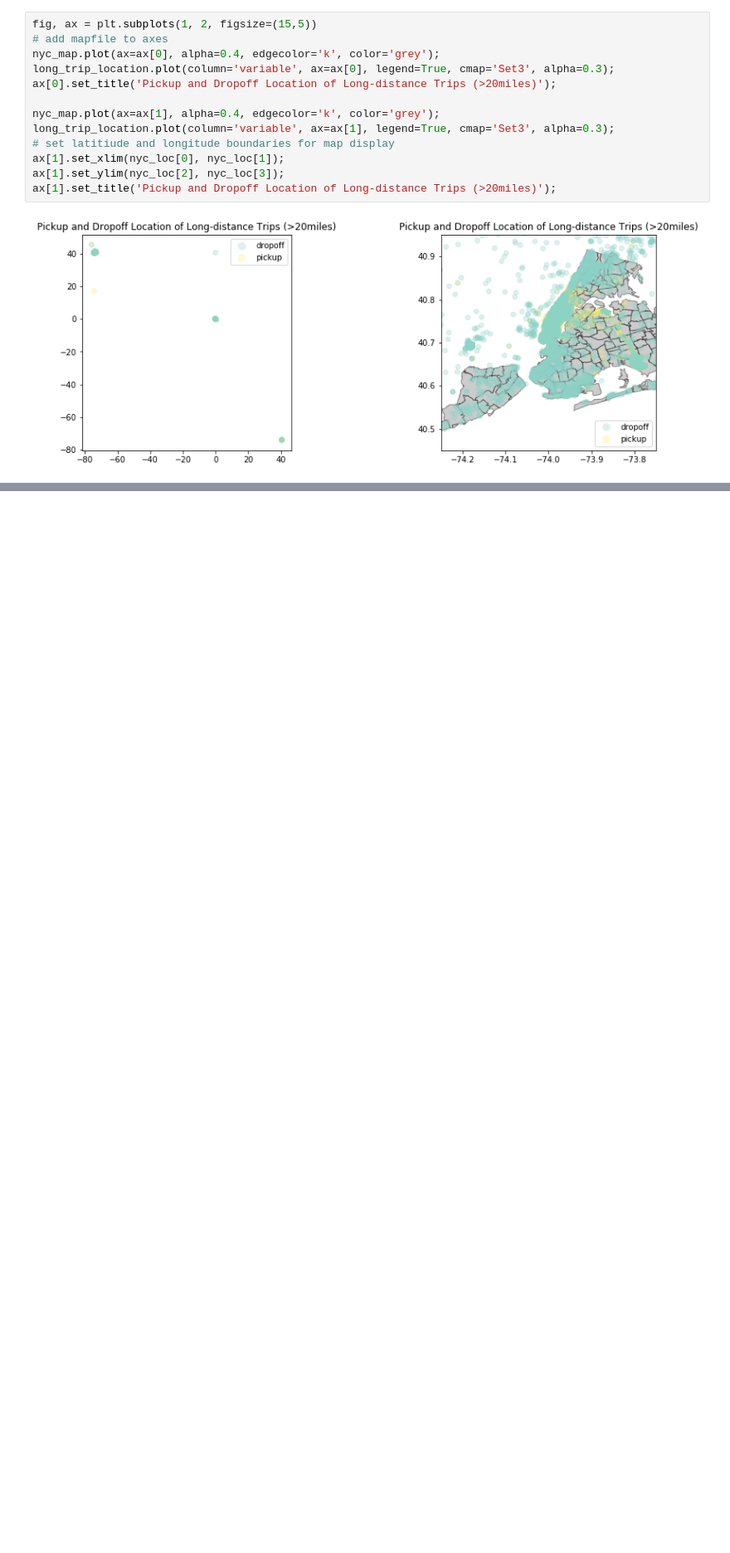
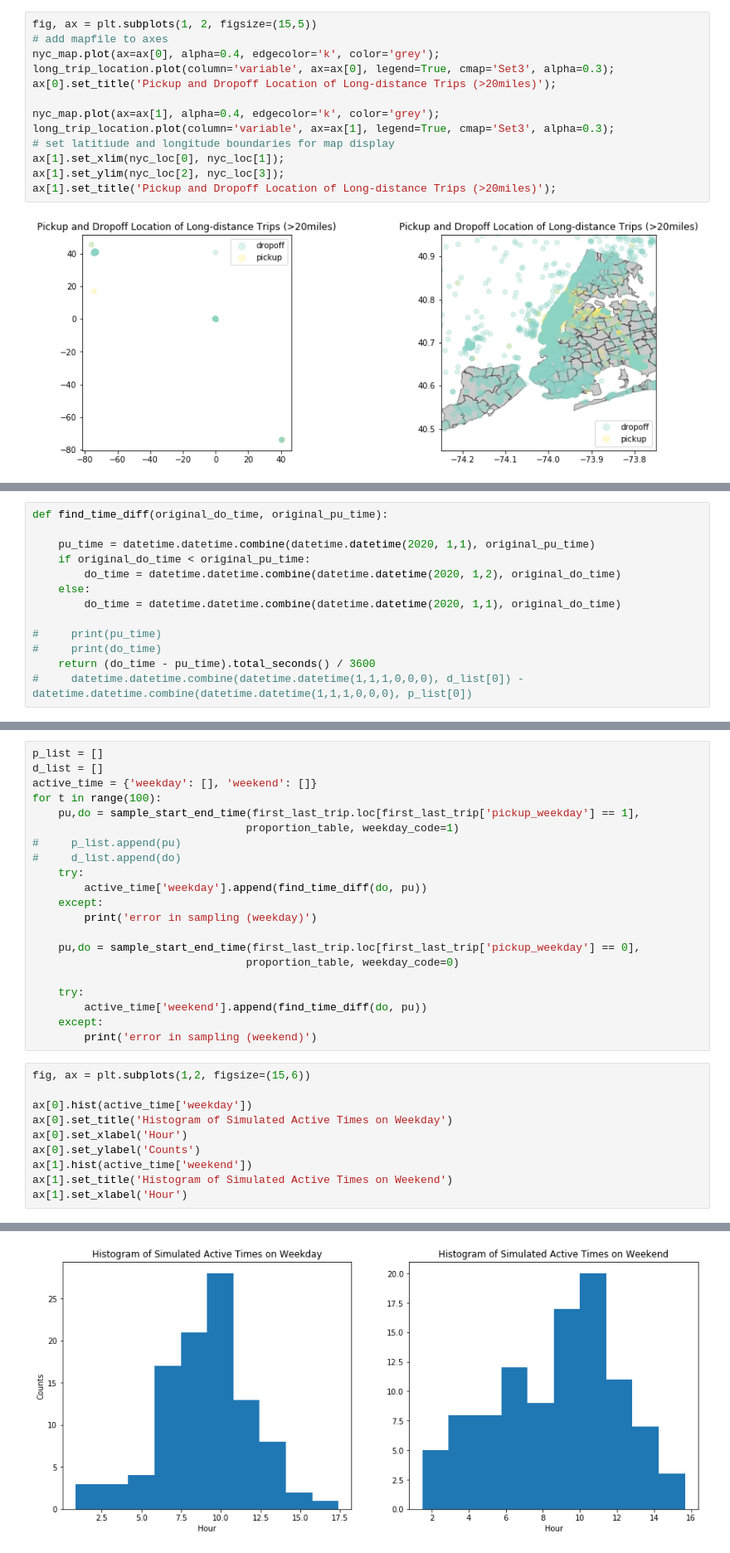
Before and after one commit to skyetim/didi-vehicle-repositioning-strategy, a Jupyter notebook: active_time/activetime_db_query.ipynb, the cells around one changed output, grey strips where cells are left out. Shown at 83% size. Drawn from its saved outputs; the diff is of its cells as text; blank space fills up the shorter version.

```diff
--- a/active_time/activetime_db_query.ipynb
+++ b/active_time/activetime_db_query.ipynb
@@ -486,0 +612,13 @@ ax[1].set_title('Pickup and Dropoff Location of Long-distance Trips (>20miles)')
+# %%
+def find_time_diff(original_do_time, original_pu_time):
+
+    pu_time = datetime.datetime.combine(datetime.datetime(2020, 1,1), original_pu_time)
+    if original_do_time < original_pu_time:
+        do_time = datetime.datetime.combine(datetime.datetime(2020, 1,2), original_do_time)
+    else:
+        do_time = datetime.datetime.combine(datetime.datetime(2020, 1,1), original_do_time)
+
+#     print(pu_time)
+#     print(do_time)
+    return (do_time - pu_time).total_seconds() / 3600
+#     datetime.datetime.combine(datetime.datetime(1,1,1,0,0,0), d_list[0]) - datetime.datetime.combine(datetime.datetime(1,1,1,0,0,0), p_list[0])
@@ -486,0 +635,32 @@ ax[1].set_title('Pickup and Dropoff Location of Long-distance Trips (>20miles)')
+# %%
+p_list = []
+d_list = []
+active_time = {'weekday': [], 'weekend': []}
+for t in range(100):
+    pu,do = sample_start_end_time(first_last_trip.loc[first_last_trip['pickup_weekday'] == 1],
+                                 proportion_table, weekday_code=1)
+#     p_list.append(pu)
+#     d_list.append(do)
+    try:
+        active_time['weekday'].append(find_time_diff(do, pu))
+    except:
+        print('error in sampling (weekday)')
+
+    pu,do = sample_start_end_time(first_last_trip.loc[first_last_trip['pickup_weekday'] == 0],
+                                 proportion_table, weekday_code=0)
+
+    try:
+        active_time['weekend'].append(find_time_diff(do, pu))
+    except:
+        print('error in sampling (weekend)')
+# %%
+fig, ax = plt.subplots(1,2, figsize=(15,6))
+
+ax[0].hist(active_time['weekday'])
+ax[0].set_title('Histogram of Simulated Active Times on Weekday')
+ax[0].set_xlabel('Hour')
+ax[0].set_ylabel('Counts')
+ax[1].hist(active_time['weekend'])
+ax[1].set_title('Histogram of Simulated Active Times on Weekend')
+ax[1].set_xlabel('Hour')
+# %% [output]
@@ -486,0 +668 @@ ax[1].set_title('Pickup and Dropoff Location of Long-distance Trips (>20miles)')
+[figure, added]
```
Also changed, not shown: parts of 12 cells of this notebook.
